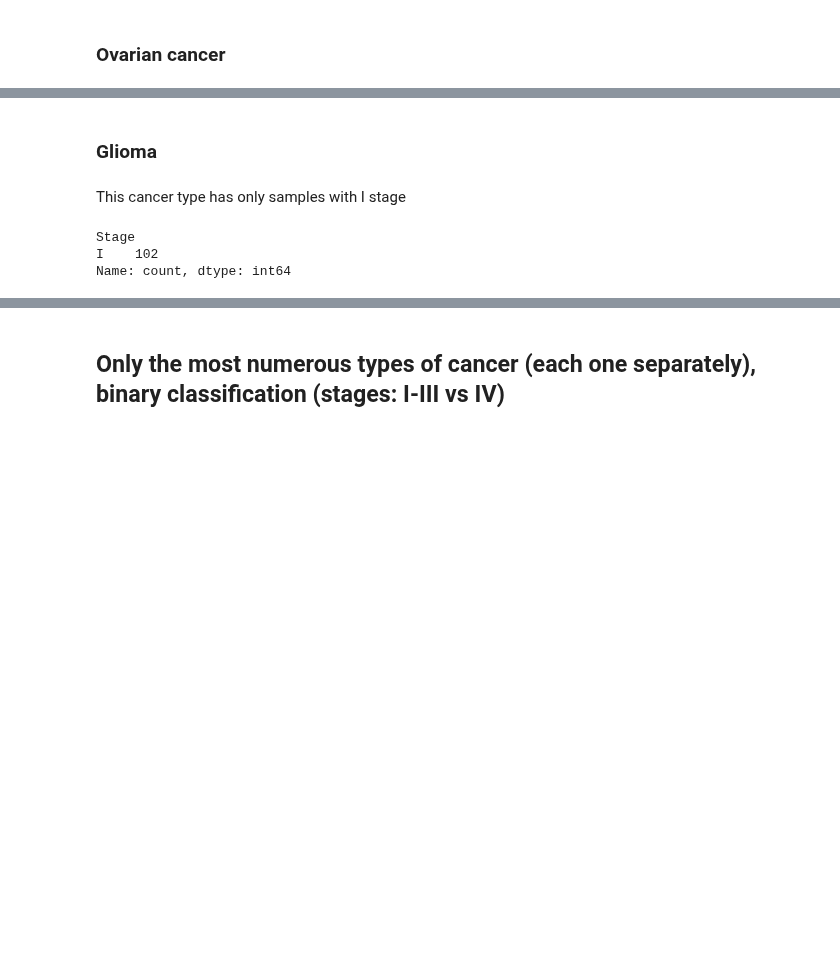
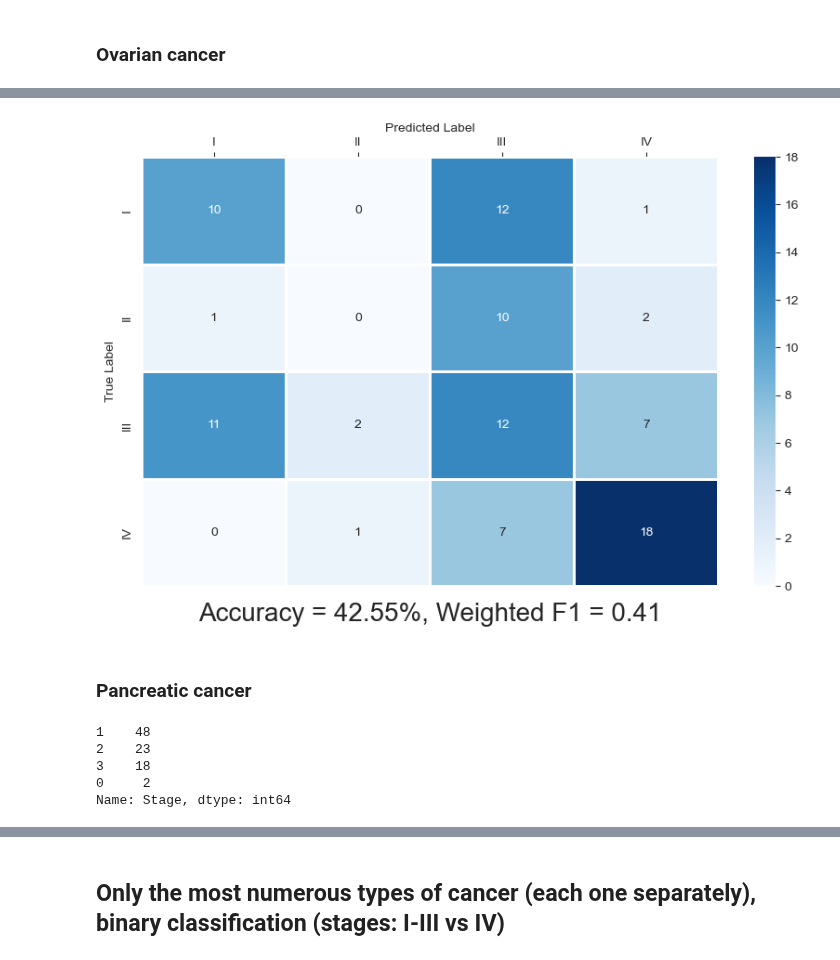
Before and after one commit to CyperStone/cancer-stage-prediction, a Jupyter notebook: notebooks/baseline_models.ipynb, the cells around one changed output, grey strips where cells are left out. Saved outputs shown, nothing was run; the diff lists cells and outputs as text; code cells hidden in the pictures; blank space fills up the shorter version.

```diff
--- a/notebooks/baseline_models.ipynb
+++ b/notebooks/baseline_models.ipynb
@@ -548,11 +538,7 @@ accuracy = accuracy_score(y_true, y_pred.astype(int))
 f1 = f1_score(y_true, y_pred.astype(int), average='weighted')
 cm = confusion_matrix(y_true, y_pred.astype(int))
 
-title_dict = {
-    'text': f'Accuracy = {accuracy*100:.2f}, Weighted F1 = {f1:.2f}',
-    'x': 0.5,
-    'y': 0.05
-}
+title = f'Accuracy = {accuracy*100:.2f}%, Weighted F1 = {f1:.2f}'
 
-plot_confusion_matrix(cm, labels, title_dict)
+plot_confusion_matrix(cm, labels, title)
 # %% [output]
@@ -560,12 +545,17 @@ plot_confusion_matrix(cm, labels, title_dict)
+[figure, added]
-# %% [markdown]
- ### Glioma
-# %% [markdown]
-This cancer type has only samples with I stage
-# %%
-X_train = train.loc[train['Group'] == 'Glioma']
-
-X_train['Stage'].value_counts()
-# %% [output]
-Stage
-I    102
-Name: count, dtype: int64
+# %% [markdown]
+### Pancreatic cancer
+# %%
+X_train = train.loc[train['Group'] == 'Pancreatic cancer']
+
+stratification_groups = X_train.loc[:, 'Stage']
+X_train = X_train.loc[:, ~X_train.columns.isin(['ID', 'Sex', 'Age', 'Group'])]
+
+X_train.loc[:, 'Stage'] = X_train['Stage'].map(labels_encoding)
+X_train['Stage'].value_counts()
+# %% [output]
+1    48
+2    23
+3    18
+0     2
+Name: Stage, dtype: int64
```
Also changed, not shown: parts of 40 cells of this notebook.
